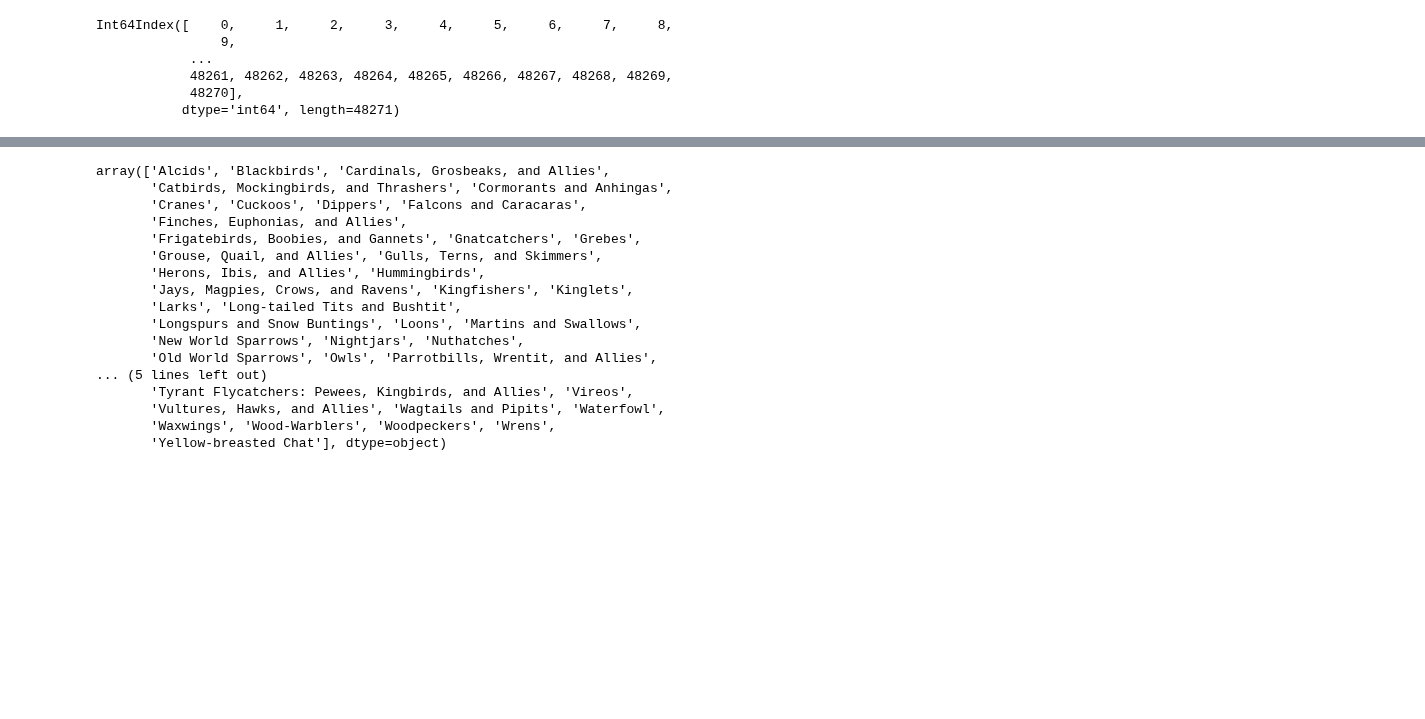
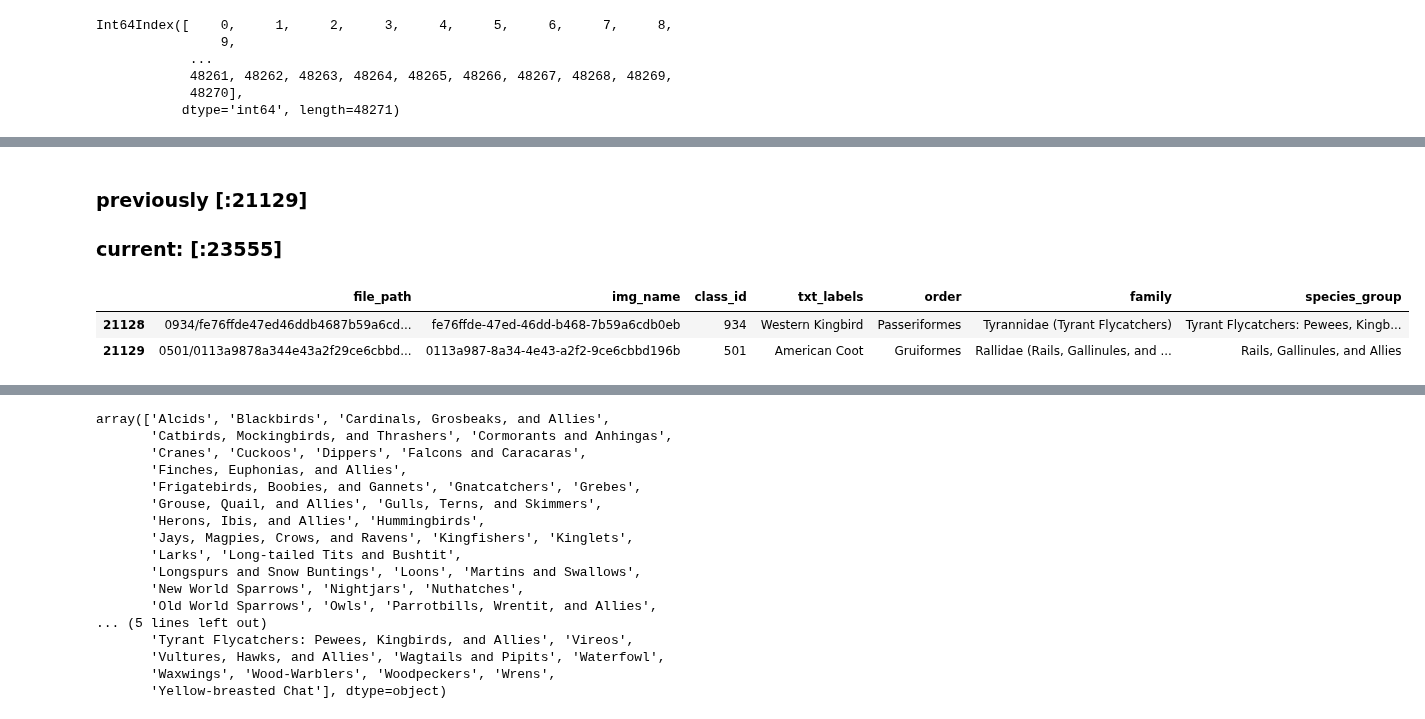
Before and after one commit to cwong690/Birdex, a Jupyter notebook: bird_orders.ipynb, the cells around one changed output, grey strips where cells are left out. Drawn from its saved outputs; the diff is of its cells as text; code cells hidden in the pictures; blank space fills up the shorter version.

```diff
--- a/bird_orders.ipynb
+++ b/bird_orders.ipynb
@@ -124,0 +120,9 @@ orders_df['species_group'][:25000].nunique()
+# %% [markdown]
+### previously [:21129]
+### current: [:23555]
+# %%
+orders_df[21128:21130]
+# %% [output]
+|  | file_path | img_name | class_id | txt_labels | order | family | species_group |
+| 21128 | 0934/fe76ffde47ed46ddb4687b59a6cd... | fe76ffde-47ed-46dd-b468-7b59a6cdb0eb | 934 | Western Kingbird | Passeriformes | Tyrannidae (Tyrant Flycatchers) | Tyrant Flycatchers: Pewees, Kingb... |
+| 21129 | 0501/0113a9878a344e43a2f29ce6cbbd... | 0113a987-8a34-4e43-a2f2-9ce6cbbd196b | 501 | American Coot | Gruiformes | Rallidae (Rails, Gallinules, and ... | Rails, Gallinules, and Allies |
```
Also changed, not shown: parts of 8 cells of this notebook, 14 other files.
